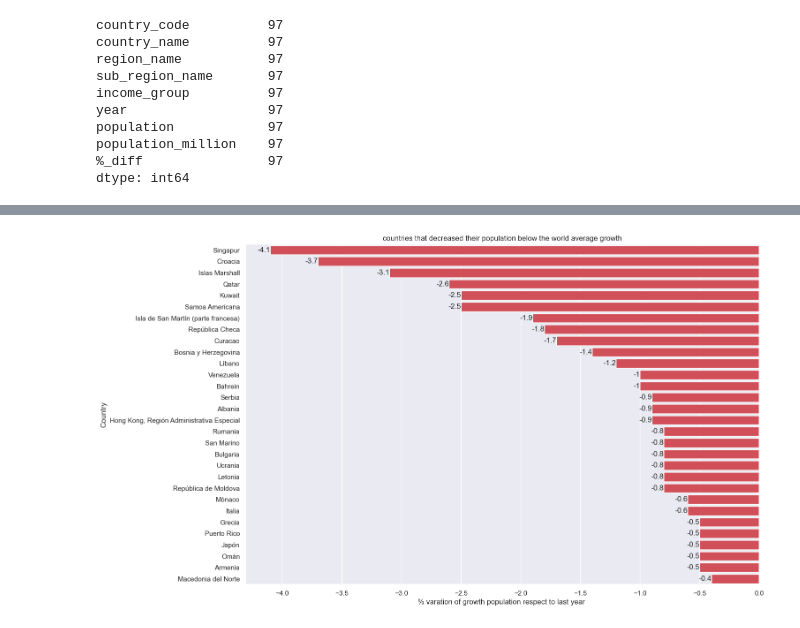
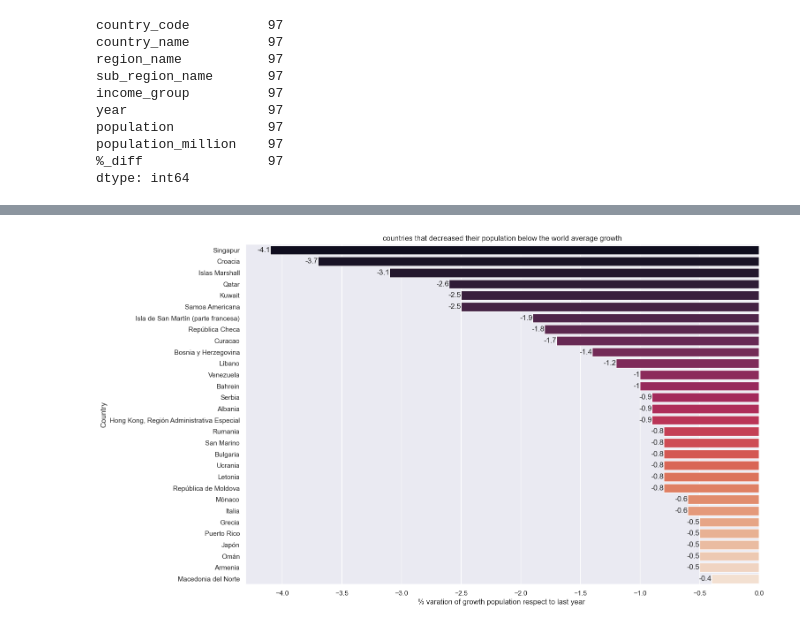
Before and after one commit to fredericksalazar/dataAnalyst_world_population, a Jupyter notebook: data_analysis_world_population.ipynb, the cells around one changed output, grey strips where cells are left out. Drawn from its saved outputs; the diff is of its cells as text; code cells hidden in the pictures.

```diff
--- a/data_analysis_world_population.ipynb
+++ b/data_analysis_world_population.ipynb
@@ -366,7 +365,7 @@ plt.figure(figsize=(15, 10))
 mg = sns.barplot(data=df_2021[df_2021['%_diff'] > 1].sort_values('%_diff', ascending=False).head(30),
                  x='%_diff',
                  y='country_name',
-                 color='#4d908e')
+                 palette='mako')
 
 for i in mg.containers:
     mg.bar_label(i, )
@@ -380,17 +379,18 @@ plt.show()
 # %%
 plt.figure(figsize=(15, 10))
 
 mg = sns.barplot(data=df_2021[df_2021['%_diff'] < mean_growth].sort_values('%_diff', ascending=True).head(30),
                  x='%_diff',
                  y='country_name',
-                 color='#e63946')
+                 color='#e63946',
+                 palette='rocket')
 
 for i in mg.containers:
     mg.bar_label(i, )
 
 plt.title('countries that decreased their population below the world average growth')
 plt.xlabel('% varation of growth population respect to last year ')
 plt.ylabel('Country')
 plt.show()
 # %% [output]
-[figure, old version]
+[figure, new version]
```
Also changed, not shown: parts of 8 cells of this notebook.
